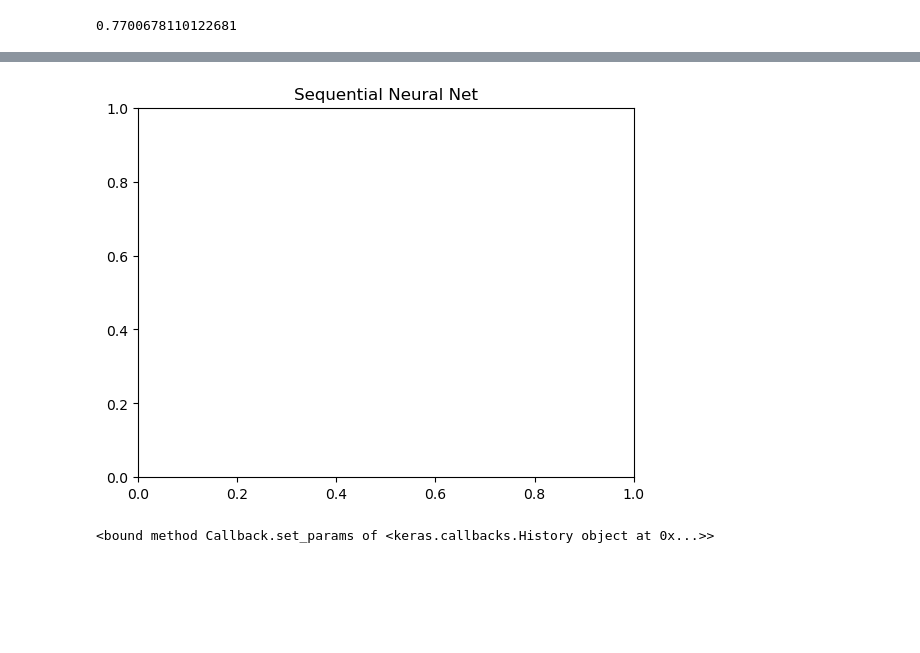
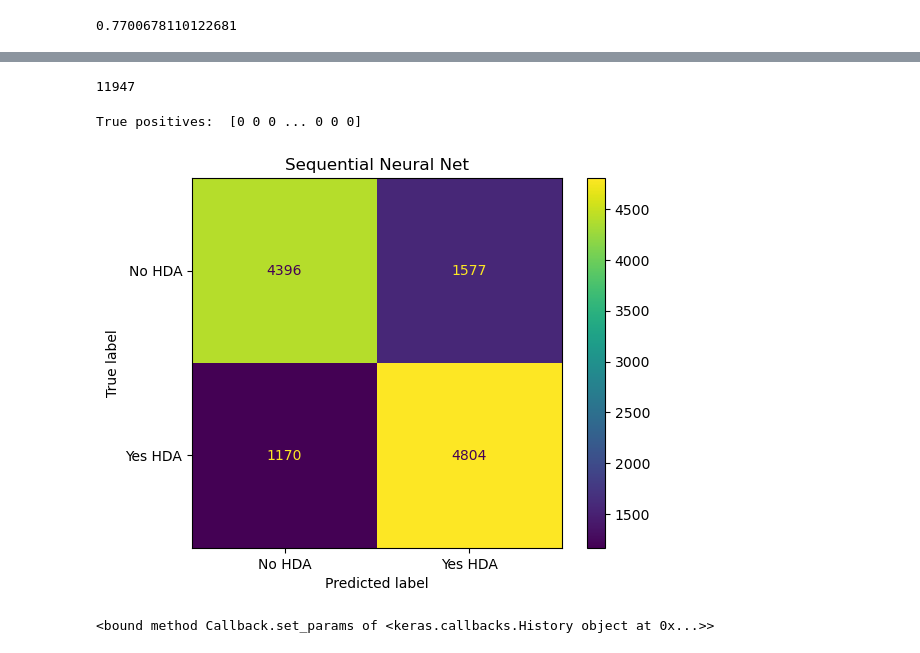
Before and after one commit to ejohnmedina/dsi-project-4, a Jupyter notebook: john-models-recast_df.ipynb, the cells around one changed output, grey strips where cells are left out. Drawn from its saved outputs; the diff is of its cells as text; code cells hidden in the pictures; blank space fills up the shorter version.

Commit message:
conf matrix update

```diff
--- a/john-models-recast_df.ipynb
+++ b/john-models-recast_df.ipynb
@@ -367,16 +389,18 @@ model_score[1]
+# %%
+len(y_test)
+# %% [output]
+11947
 # %%
 #confusion_matrix()
 
-
-
-# still working on this...
-#ConfusionMatrixDisplay.from_estimator(model_score, X=X_test, y=y_test)#preds.astype(int))#, display_labels=['No HDA', 'Yes HDA'])
+ConfusionMatrixDisplay.from_predictions(y_test, preds.round(), display_labels=['No HDA', 'Yes HDA'])
 plt.title('Sequential Neural Net');
 
-#predict_nn = preds
-#print('True positives: ', sum((y_test == 1) & (predict_nn == 1)))
-# print('False positives: ', sum((y_test == 0) & (predict_nn == 1)))
-# print('True negatives: ', sum((y_test == 0) & (predict_nn == 0)))
-# print('False negatives: ', sum((y_test == 1) & (predict_nn == 0)))
+predict_nn = preds
+print('True positives: ', sum((y_test.values == 1).reshape((preds.shape[0],1)) & (predict_nn == 1)))
+#print('False positives: ', sum((y_test == 0) & (predict_nn == 1)))
+#print('True negatives: ', sum((y_test == 0) & (predict_nn == 0)))
+#print('False negatives: ', sum((y_test == 1) & (predict_nn == 0)))
 # %% [output]
+True positives:  [0 0 0 ... 0 0 0]
-[figure, old version]
+[figure, new version]
```
Also changed, not shown: parts of 7 cells of this notebook.
